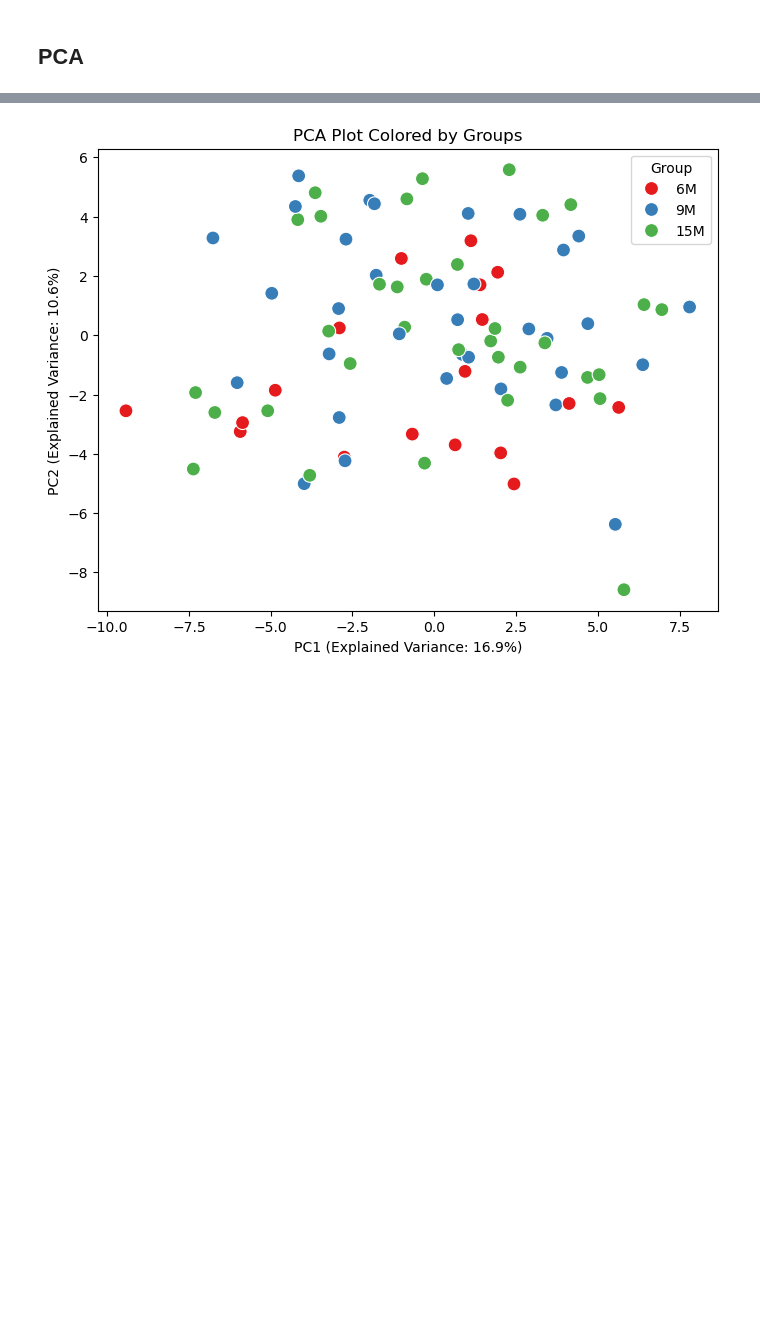
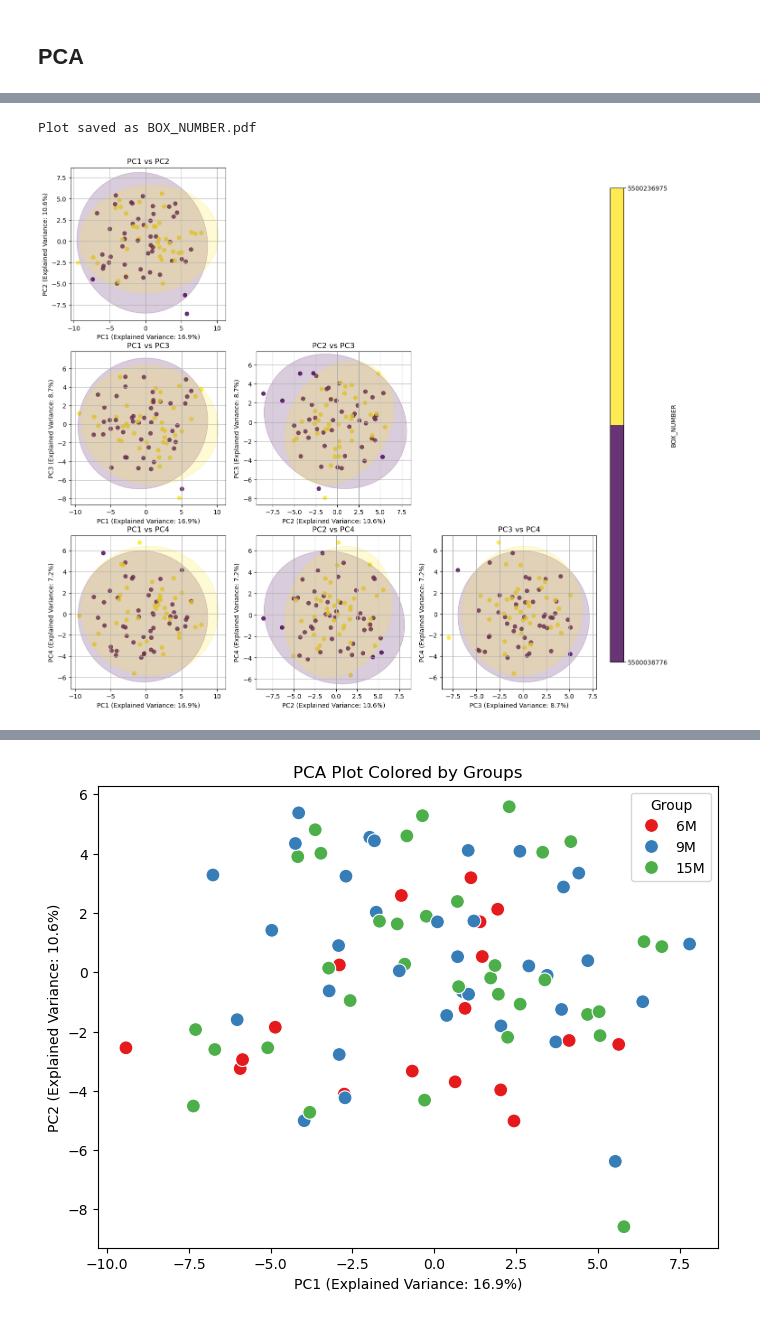
Before and after one commit to RaymondSHANG/P3_metabolon, a Jupyter notebook: code/data_preprocessing.ipynb, the cells around one changed output, grey strips where cells are left out. Saved outputs shown, nothing was run; the diff lists cells and outputs as text; code cells hidden in the pictures; blank space fills up the shorter version.

```diff
--- a/code/data_preprocessing.ipynb
+++ b/code/data_preprocessing.ipynb
@@ -194,0 +417,5 @@ pca_df["group"] = pca_df.index.map(samples.set_index("PARENT_SAMPLE_NAME")["TIME
+# %%
+plot_pca_triangular(pca_df,pca.explained_variance_ratio_,hue="BOX_NUMBER",save_path="BOX_NUMBER.pdf")
+# %% [output]
+Plot saved as BOX_NUMBER.pdf
+[figure, added]
```
Also changed, not shown: parts of 12 cells of this notebook.
